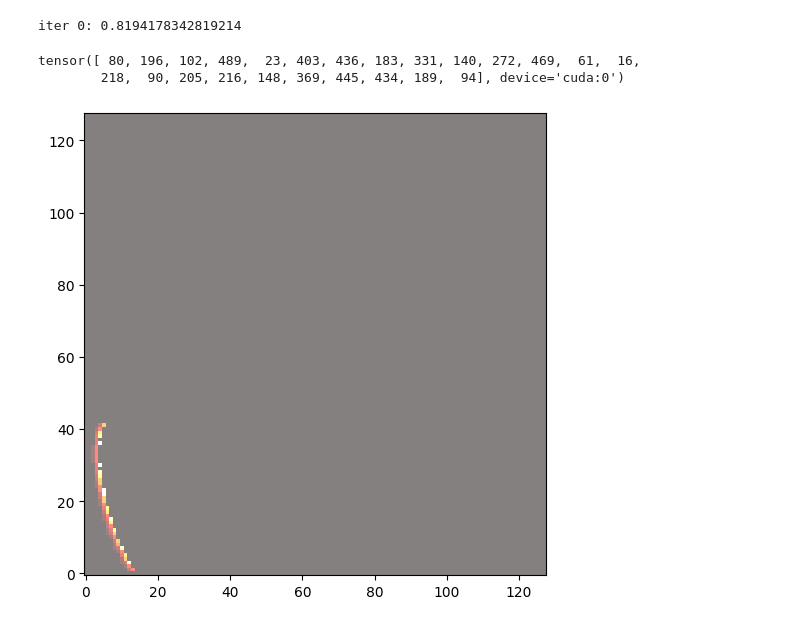
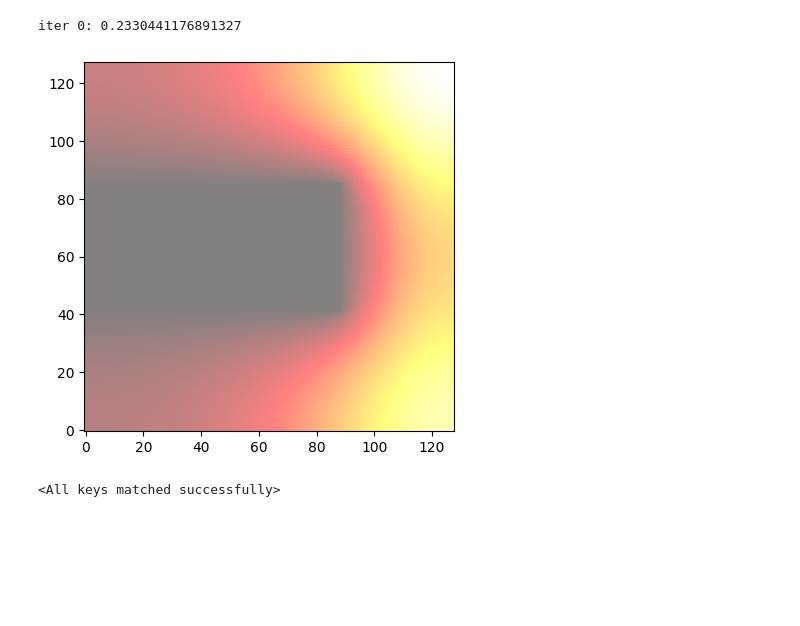
Before and after one commit to pranaboy72/denoisingheat, a Jupyter notebook: heat_diffusion.ipynb, the cells around one changed output. Cells and saved outputs as stored; diff of their text form; code cells hidden in the pictures; blank space fills up the shorter version.

```diff
--- a/heat_diffusion.ipynb
+++ b/heat_diffusion.ipynb
@@ -85,7 +85,7 @@ obstacle_masks = gen_obstacle_masks(batch_size, bg.size, img_size, obstacle_pos)
 
 for iters in tqdm(range(epochs)):
     goal = (torch.rand(batch_size, 2, device=device, dtype=torch.float32) * 0.2 - 0.1) \
-                * 0.1 + torch.tensor([[-0.7, -0.7]] * batch_size, device=device, dtype=torch.float32)
+                * 0.1 + torch.tensor([[0.7, 0.7]] * batch_size, device=device, dtype=torch.float32)
     goal = goal.unsqueeze(-2)
     obs = overlay_goal(bg, img_size, wastes, goal)
 
@@ -104,14 +104,19 @@ for iters in tqdm(range(epochs)):
     if iters % 1000 == 0:
         print(f"iter {iters}: {loss.item()}")
 # %% [output]
-iter 0: 0.8194178342819214
+iter 0: 0.2330441176891327
-# %%
-print(t)
-i = -4
-ma = score_field[i] > 0
-mi = score_field[i][ma].min()
-diffusion.visualize_distribution(score_field[i].unsqueeze(0).cpu().numpy(),threshold=float(mi)*10)
-# %% [output]
-tensor([ 80, 196, 102, 489,  23, 403, 436, 183, 331, 140, 272, 469,  61,  16,
-        218,  90, 205, 216, 148, 369, 445, 434, 189,  94], device='cuda:0')
-[figure, removed]
+# %%
+from tqdm import tqdm
+from functools import wraps
+
+bg = gen_obstacles(bg, obstacle_pos)
+obstacle_masks = gen_obstacle_masks(noise_steps, bg.size, img_size, obstacle_pos)
+goal = torch.tensor([[-0.7,-0.7]] * noise_steps, device=device).unsqueeze(1)
+t = torch.tensor([[i+1] for i in range(noise_steps)], device=device)
+
+ut = diffusion.forward_diffusion(goal, t, obstacle_masks)
+# %%
+plt.imshow(ut[399].cpu().numpy(), cmap='hot', interpolation='nearest', origin='lower', alpha=0.5)
+plt.show()
+# %% [output]
+[figure, added]
@@ -181,13 +188,15 @@ for iters in tqdm(range(train_goal_num * epochs)):
 # %%
 from scorefield.utils.utils import log_num_check, get_url_pretrained
 
-model_pth = f"./logs/pretrained/heat_{noise_steps}.pt"
-model_pth = log_num_check(model_pth)
-torch.save(model.state_dict(), model_pth)
+# model_pth = f"./logs/pretrained/heat_{noise_steps}.pt"
+# model_pth = log_num_check(model_pth)
+# torch.save(model.state_dict(), model_pth)
 
 # url = 'https://drive.google.com/uc?export=download&id=1CtqczM5cry7wg4poiCv_UeKfIrLtrx9V'
 # get_url_pretrained(url, 'model.pt')
-# model.load_state_dict(torch.load(f'./logs/pretrained/heat_{noise_steps}_0.pt'))
+model.load_state_dict(torch.load(f'./logs/pretrained/heat_{noise_steps}_0.pt'))
+# %% [output]
+<All keys matched successfully>
 # %%
 # eval_samples=1000
 bg = gen_obstacles(bg, obstacle_pos)
```
Also changed, not shown: parts of 2 cells of this notebook, 4 other files.
